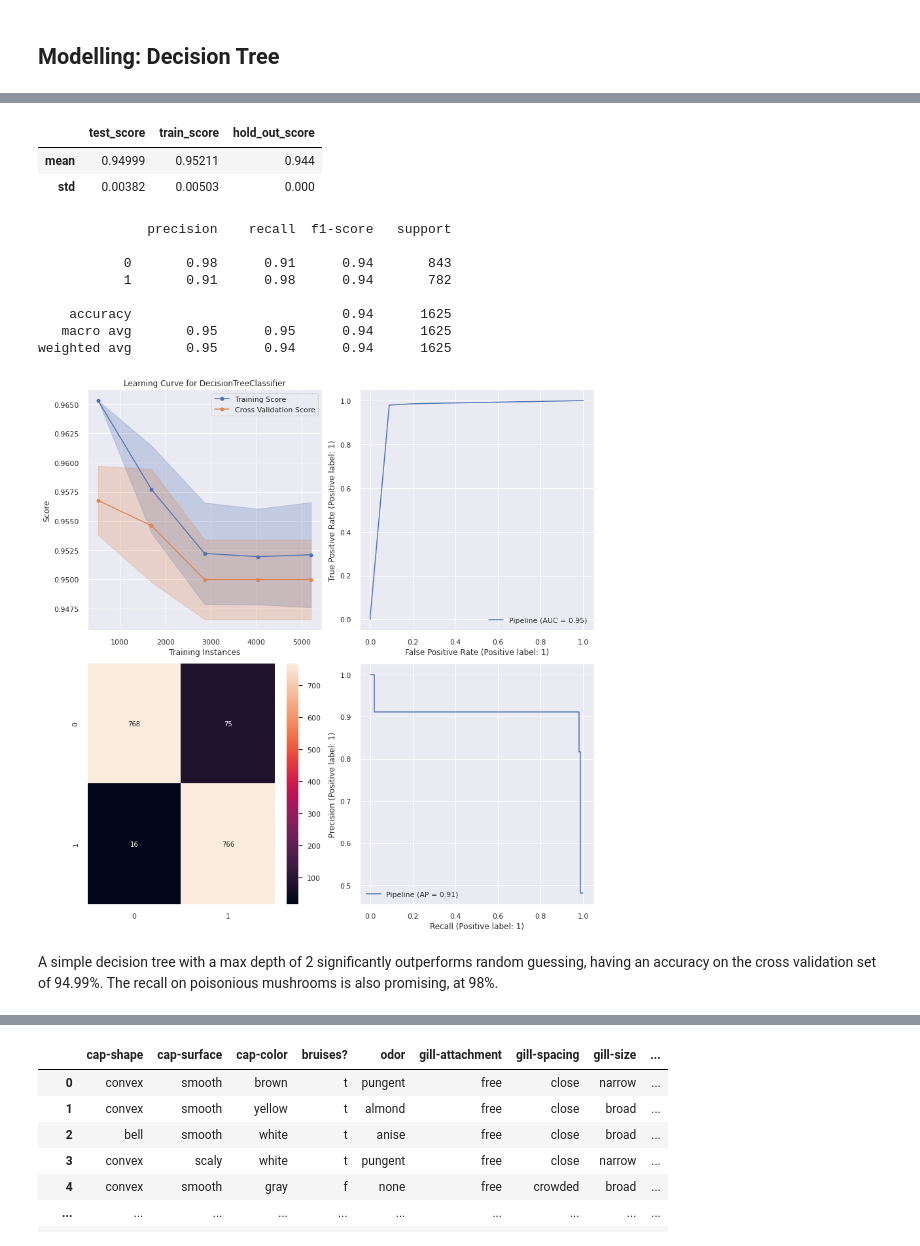
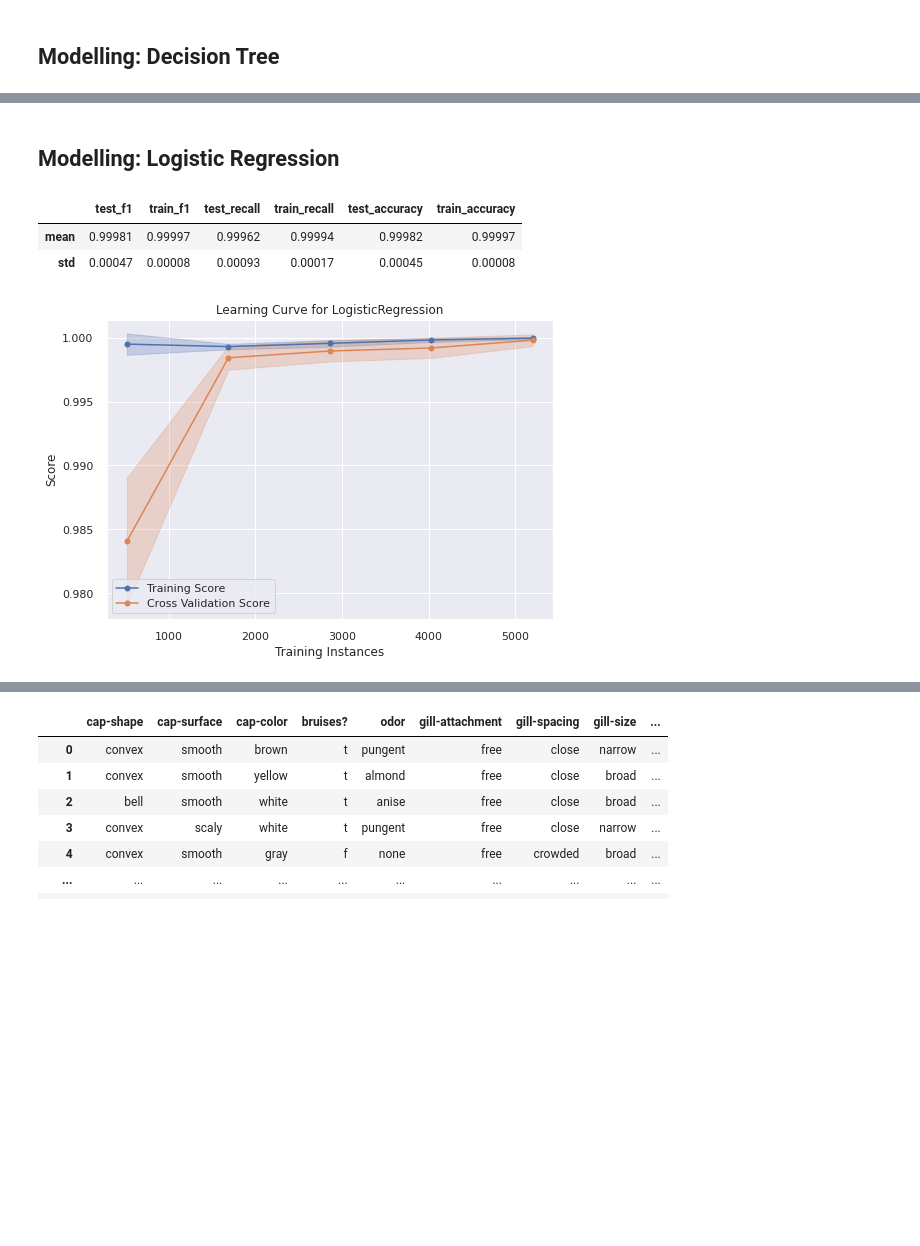
Before and after one commit to Tien-Cheng/AI-and-Machine-Learning--ST1511-, a Jupyter notebook: Assignment 1/classification/mushroom_v1.ipynb, the cells around one changed output, grey strips where cells are left out. Cells and saved outputs as stored; diff of their text form; code cells hidden in the pictures; blank space fills up the shorter version.

```diff
--- a/Assignment 1/classification/mushroom_v1.ipynb
+++ b/Assignment 1/classification/mushroom_v1.ipynb
@@ -429,8 +469,7 @@ def evalHistory(new_score, model_name, history = None):
     history = history.append(new_score)
     return history
 # %%
-scores, report, fig, baseline = evalCandidateModel(clf, X_train, X_test, y_train, y_test)
+scores, fig, baseline = evalCandidateModel(clf, X_train, y_train)
 history = evalHistory(scores, "Baseline (Mode Predictor)")
 display(scores)
-print(report)
 # %% [output]
@@ -457,12 +488,11 @@ The baseline classifier is effectively equivilent to flipping a coin to decide i
 ## Modelling: Decision Tree
 # %%
 from sklearn.tree import DecisionTreeClassifier
-clf = Pipeline(data_preprocess_steps + [
-    ('Baseline Model', DecisionTreeClassifier(max_depth=5))
+dt = Pipeline(data_preprocess_steps + [
+    ('Model', DecisionTreeClassifier())
 ])
 # %%
-scores,report, fig, dt = evalCandidateModel(clf, X_train, X_test, y_train, y_test)
-history = evalHistory(scores, "Decision Tree (Max Depth = 5)", history)
+scores, fig, dt = evalCandidateModel(dt, X_train, y_train)
+history = evalHistory(scores, "Decision Tree", history)
 display(scores)
-print(report)
 # %% [output]
@@ -493,20 +529,14 @@ clf = Pipeline(data_preprocess_steps + [
+# %% [markdown]
+## Modelling: Logistic Regression
 # %%
-scores,report, fig, dt = evalCandidateModel(clf, X_train, X_test, y_train, y_test)
-history = evalHistory(scores, "Decision Tree (Max Depth = 2)", history)
+lr = Pipeline(data_preprocess_steps + [
+    ('Model', LogisticRegression())
+])
+scores, fig, lr = evalCandidateModel(lr, X_train, y_train)
+history = evalHistory(scores, "Logistic Regression", history)
 display(scores)
-print(report)
 # %% [output]
-|  | test_score | train_score | hold_out_score |
-| mean | 0.94999 | 0.95211 | 0.944 |
-| std | 0.00382 | 0.00503 | 0.000 |
+|  | test_f1 | train_f1 | test_recall | train_recall | test_accuracy | train_accuracy |
+| mean | 0.99981 | 0.99997 | 0.99962 | 0.99994 | 0.99982 | 0.99997 |
+| std | 0.00047 | 0.00008 | 0.00093 | 0.00017 | 0.00045 | 0.00008 |
-              precision    recall  f1-score   support
-
-           0       0.98      0.91      0.94       843
-           1       0.91      0.98      0.94       782
-
-    accuracy                           0.94      1625
-   macro avg       0.95      0.95      0.94      1625
-weighted avg       0.95      0.94      0.94      1625
-[figure, old version]
+[figure, new version]
-# %% [markdown]
-A simple decision tree with a max depth of 2 significantly outperforms random guessing, having an accuracy on the cross validation set of 94.99%. The recall on poisonious mushrooms is also promising, at 98%.
```
Also changed, not shown: parts of 57 cells of this notebook, 9 other files.
